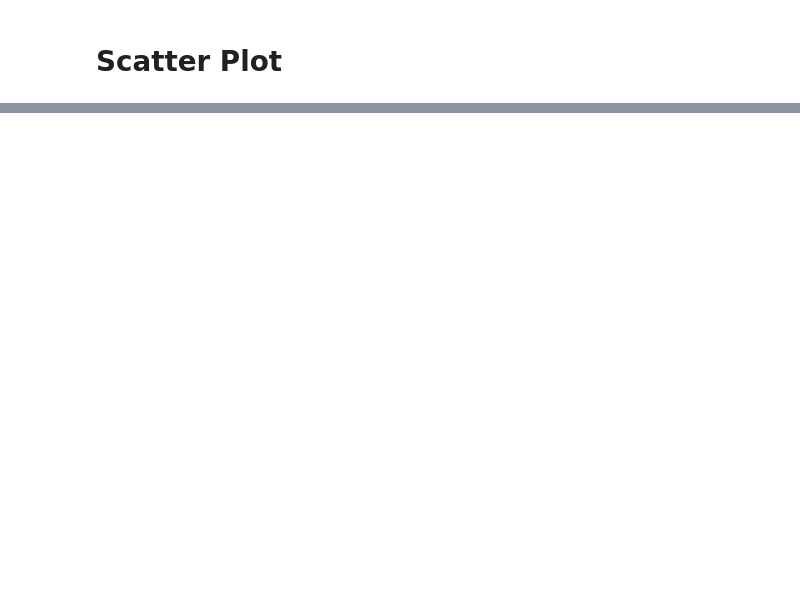
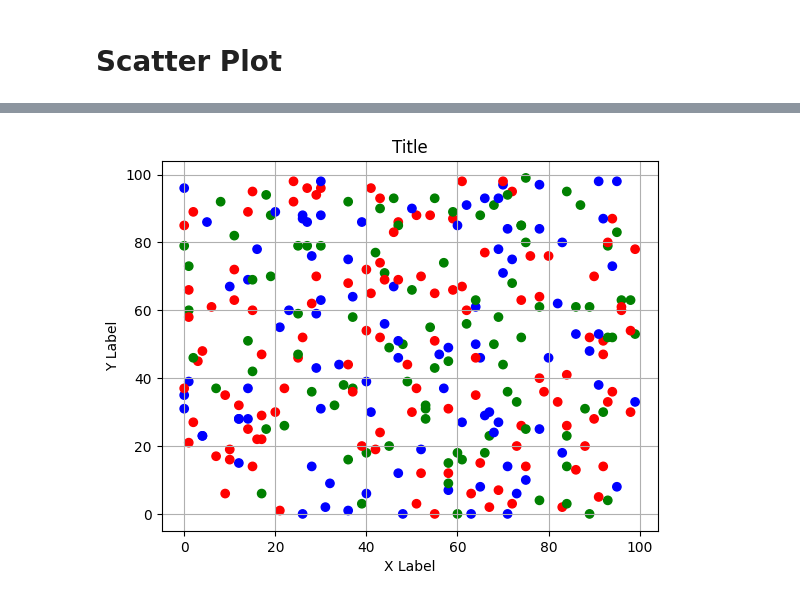
Before and after one commit to MoonRainy21/plotting_examples, a Jupyter notebook: matplotlib.ipynb, the cells around one changed output, grey strips where cells are left out. Cells and saved outputs as stored; diff of their text form; code cells hidden in the pictures; blank space fills up the shorter version.

Commit message:
Add Categorical Scatterplot

```diff
--- a/matplotlib.ipynb
+++ b/matplotlib.ipynb
@@ -221,0 +281,3 @@ plt.show()
+# %%
+categorical_scatter_data = pd.read_csv('dataset/categorical_scatterplot.csv')
+categorical_scatter_data.head()
@@ -221,0 +291,13 @@ plt.show()
+# %%
+ax = plt.subplot()
+ax.scatter(categorical_scatter_data['X'], categorical_scatter_data['Y'], c=categorical_scatter_data['Category'])
+
+ax.set_xlabel('X Label')
+ax.set_ylabel('Y Label')
+ax.set_title('Title')
+ax.grid()
+
+plt.savefig('outputs/categorical_scatterplot.png', dpi=300, bbox_inches='tight')
+plt.show()
+# %% [output]
+[figure, added]
```
Also changed, not shown: parts of 16 cells of this notebook, 4 other files.
